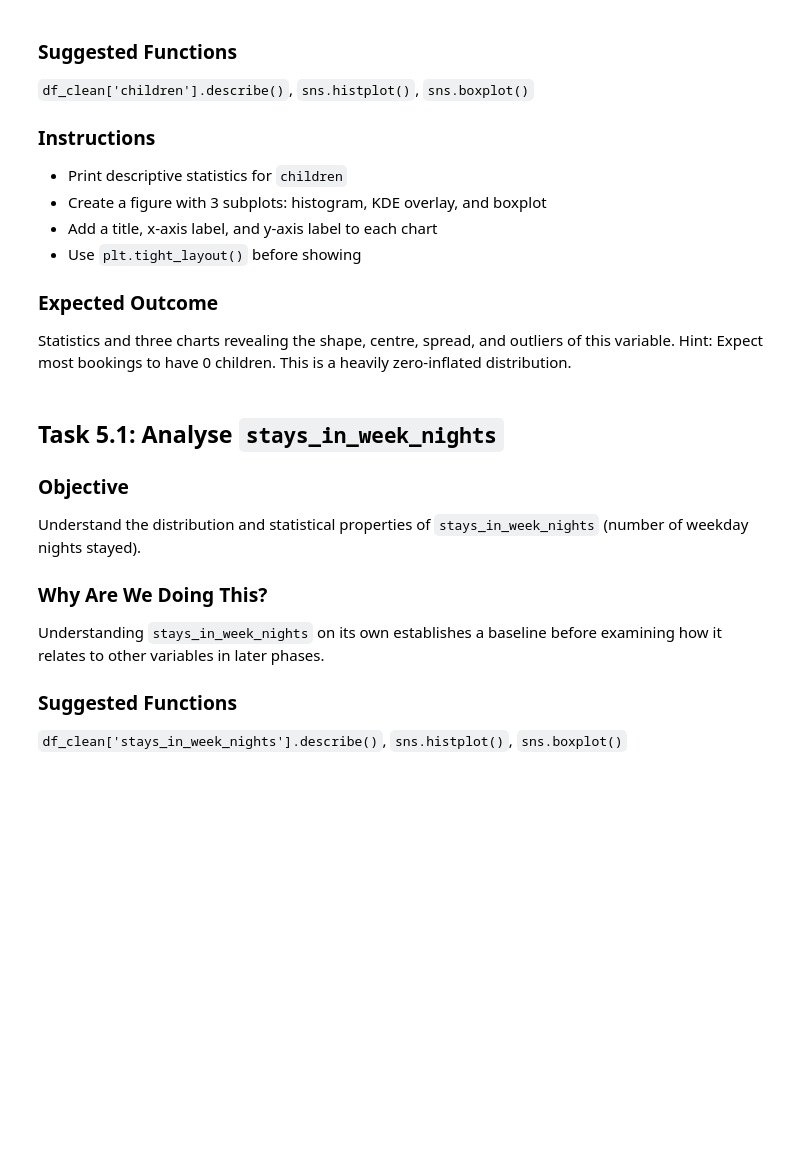
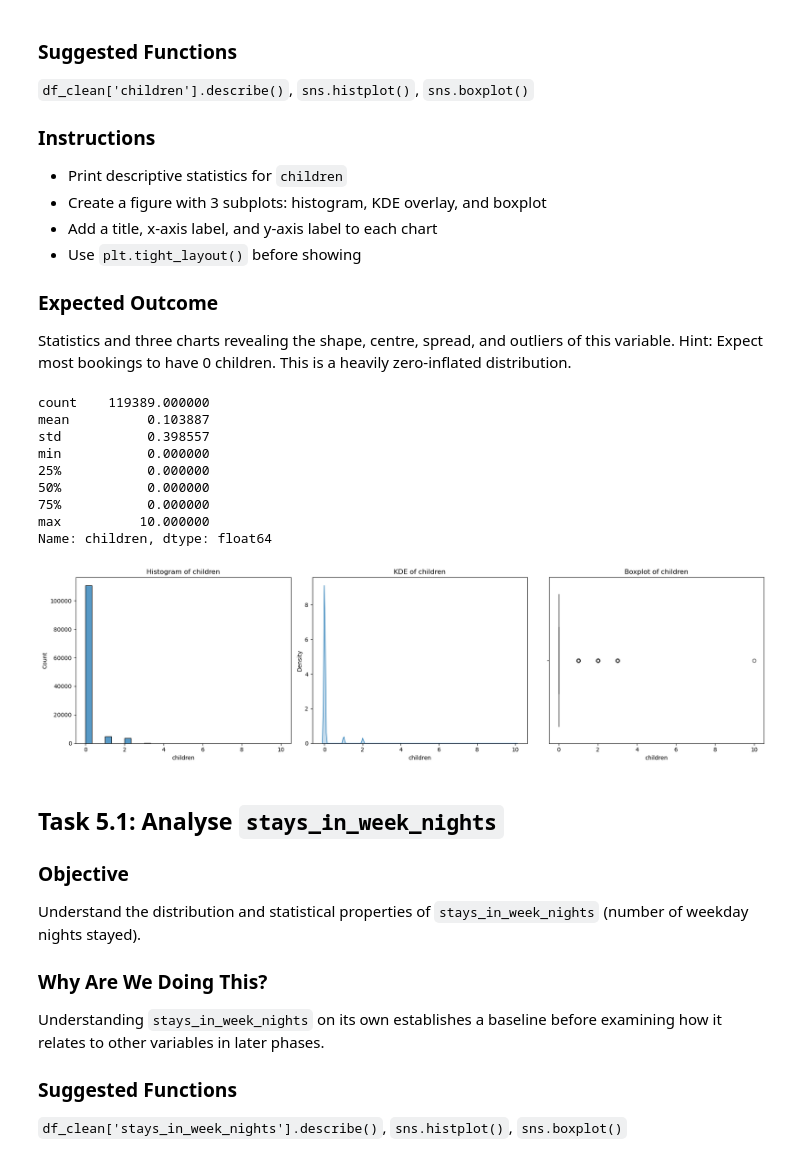
Before and after one commit to Gaurav5791/DATA-SCIENCE-Project-1, a Jupyter notebook: Hotel_Booking_EDA_DS_BATCH_4.ipynb, the cells around one changed output. Saved outputs shown, nothing was run; the diff lists cells and outputs as text; code cells hidden in the pictures; blank space fills up the shorter version.

```diff
--- a/Hotel_Booking_EDA_DS_BATCH_4.ipynb
+++ b/Hotel_Booking_EDA_DS_BATCH_4.ipynb
@@ -1394,6 +1442,19 @@ Statistics and three charts revealing the shape, centre, spread, and outliers of
 # %%
 # Task — Univariate Analysis: children
 # Write your code here
+print(df2['children'].describe())
+plot_univariate('children')
+# %% [output]
+count    119389.000000
+mean          0.103887
+std           0.398557
+min           0.000000
+25%           0.000000
+50%           0.000000
+75%           0.000000
+max          10.000000
+Name: children, dtype: float64
+[figure, added]
 # %% [markdown]
 ## Task 5.1: Analyse `stays_in_week_nights`
 
```
Also changed, not shown: parts of 18 cells of this notebook.
